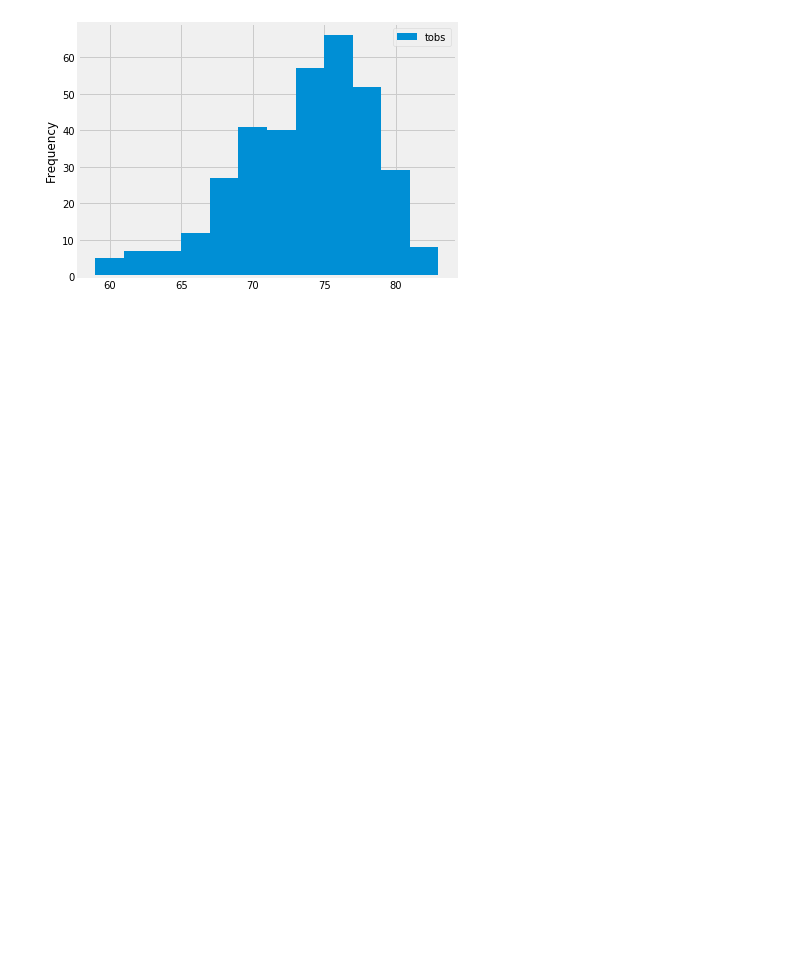
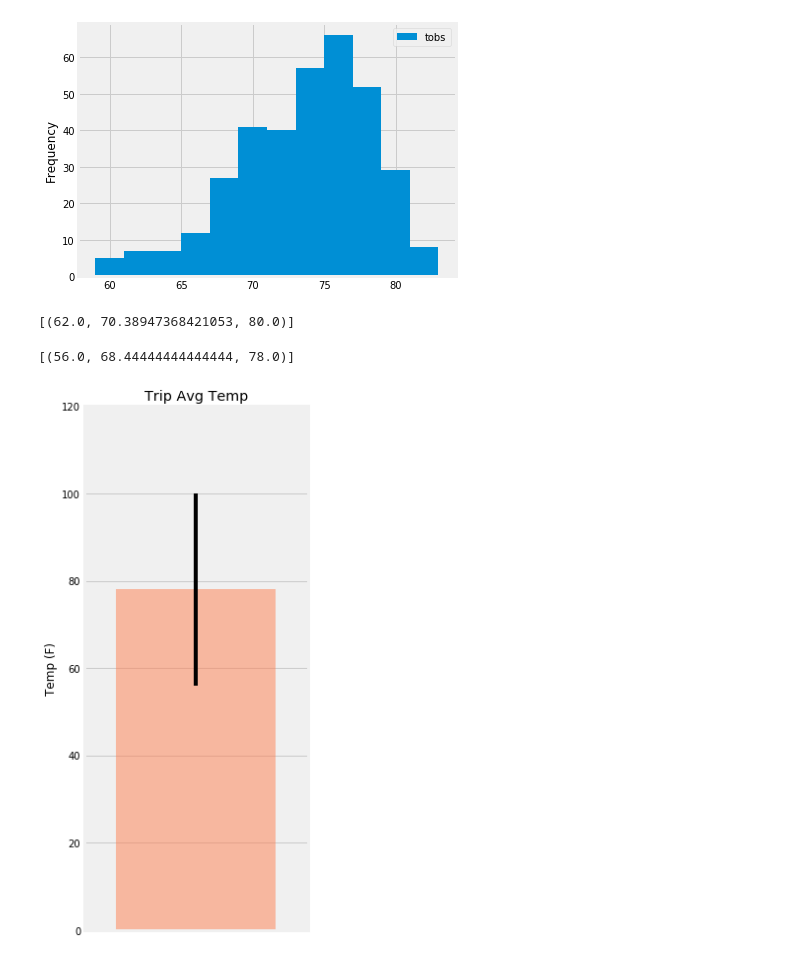
Before and after one commit to adamahrens/sqlalchemy-challenge, a Jupyter notebook: sqlalchemy-homework.ipynb, the cells around one changed output. Cells and saved outputs as stored; diff of their text form; code cells hidden in the pictures; blank space fills up the shorter version.

```diff
--- a/sqlalchemy-homework.ipynb
+++ b/sqlalchemy-homework.ipynb
@@ -147,3 +158,40 @@ tobs_df.plot.hist(bins=12)
 plt.tight_layout()
 # %% [output]
 [figure]
+# %%
+# This function called `calc_temps` will accept start date and end date in the format '%Y-%m-%d'
+# and return the minimum, average, and maximum temperatures for that range of dates
+def calc_temps(start_date, end_date):
+    """TMIN, TAVG, and TMAX for a list of dates.
+
+    Args:
+        start_date (string): A date string in the format %Y-%m-%d
+        end_date (string): A date string in the format %Y-%m-%d
+
+    Returns:
+        TMIN, TAVE, and TMAX
+    """
+
+    return session.query(func.min(Measurement.tobs), func.avg(Measurement.tobs), func.max(Measurement.tobs)).\
+        filter(Measurement.date >= start_date).filter(Measurement.date <= end_date).all()
+
+# function usage example
+print(calc_temps('2016-02-28', '2016-03-13'))
+# %% [output]
+[(62.0, 70.38947368421053, 80.0)]
+# %%
+print(calc_temps('2015-02-28', '2015-03-13'))
+tmin, tavg, tmax = calc_temps('2015-02-28', '2015-03-13')[0]
+# %% [output]
+[(56.0, 68.44444444444444, 78.0)]
+# %%
+fig, ax = plt.subplots(figsize=plt.figaspect(2.))
+xpos = 1
+yerr = tmax-tmin
+bar = ax.bar(xpos, tmax, yerr=yerr, alpha=0.5, color='coral', align="center")
+ax.set(xticks=range(xpos), xticklabels="a", title="Trip Avg Temp", ylabel="Temp (F)")
+ax.margins(.2, .2)
+fig.tight_layout()
+fig.show()
+# %% [output]
+[figure, added]
```
Also changed, not shown: parts of 5 cells of this notebook.
